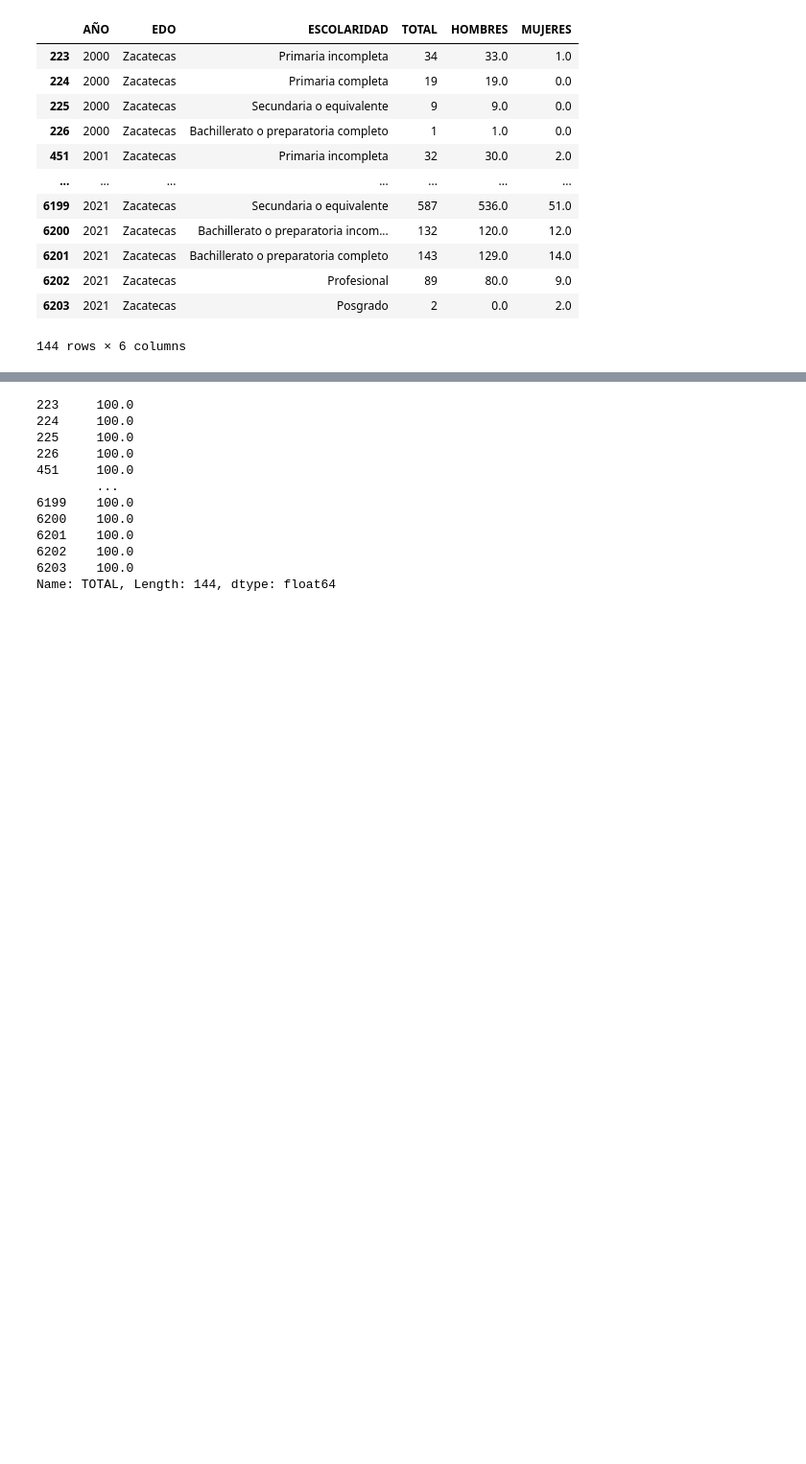
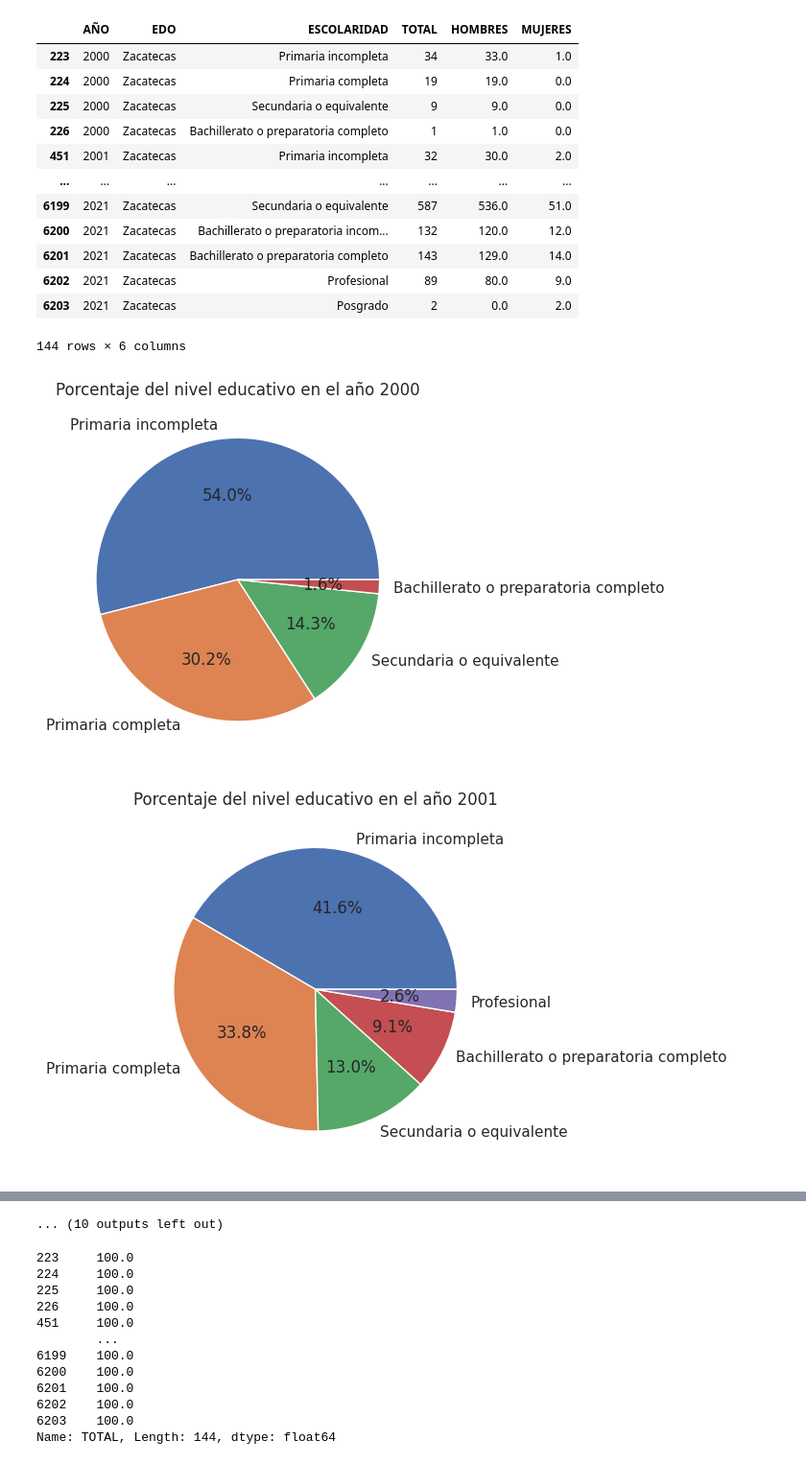
Before and after one commit to FreMeli/ASE_1, a Jupyter notebook: Educacion_EDOS_MÁS.ipynb, the cells around one changed output, grey strips where cells are left out. Shown at 96% size. Cells and saved outputs as stored; diff of their text form; code cells hidden in the pictures; blank space fills up the shorter version.

```diff
--- a/Educacion_EDOS_MÁS.ipynb
+++ b/Educacion_EDOS_MÁS.ipynb
@@ -149,3 +149,23 @@ df_Zaca
 | 6202 | 2021 | Zacatecas | Profesional | 89 | 80.0 | 9.0 |
 | 6203 | 2021 | Zacatecas | Posgrado | 2 | 0.0 | 2.0 |
 144 rows × 6 columns
+# %%
+
+
+# iterar sobre los años y crear una gráfica circular para cada uno
+for year in df_Zaca['AÑO'].unique():
+    # seleccionar los datos para un solo año
+    year_data = df_Zaca.loc[df_Zaca['AÑO'] == year]
+
+    # crear una figura y un eje
+    fig, ax = plt.subplots()
+
+    # crear la gráfica circular
+    ax.pie(year_data['TOTAL'], labels=year_data['ESCOLARIDAD'], autopct='%1.1f%%')
+    ax.set_title(f'Porcentaje del nivel educativo en el año {year}')
+
+    # mostrar la gráfica
+    plt.show()
+# %% [output]
+[figure, added]
+[figure, added]
@@ -152,3 +182,4 @@ df_Zaca
+... (10 outputs left out)
 # %%
 df_Zaca.to_excel('df_Zaca.xlsx', index=False)
 # %%
```
Also changed, not shown: parts of 1 cell of this notebook.
